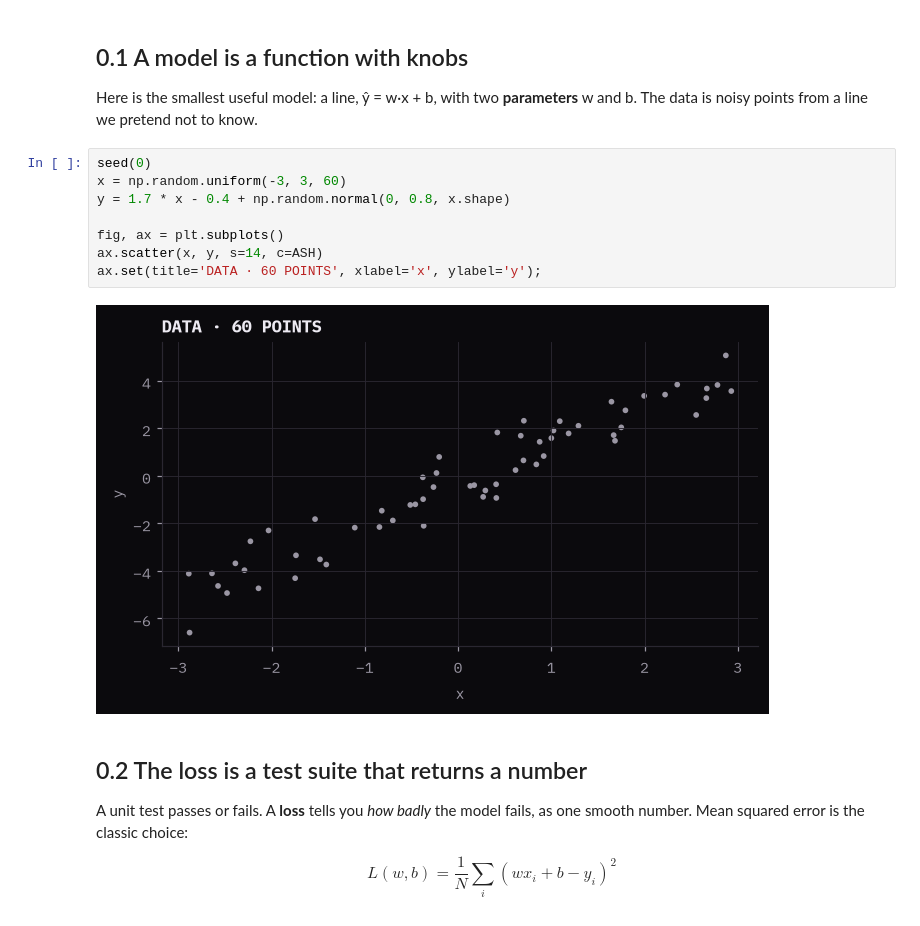
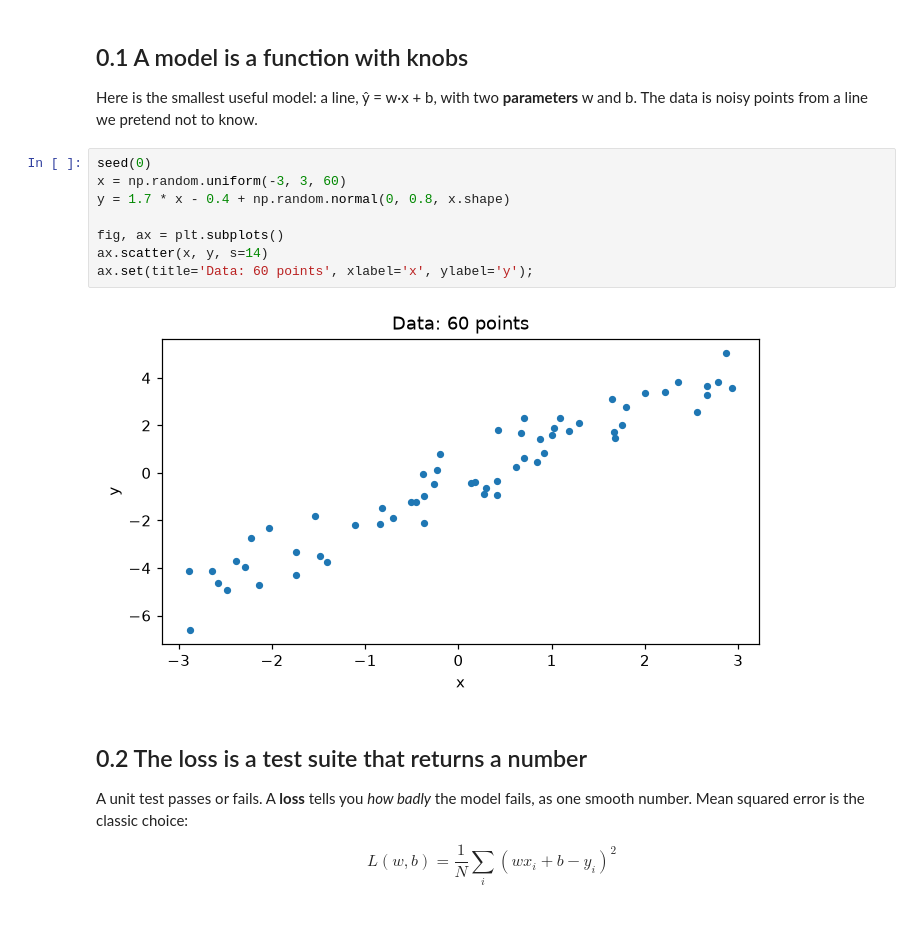
Before and after one commit to alvin-c-shih/baseline, a Jupyter notebook: course/notebooks/00_the_loop.ipynb, the cells around one changed output. Saved outputs shown, nothing was run; the diff lists cells and outputs as text.

```diff
--- a/course/notebooks/00_the_loop.ipynb
+++ b/course/notebooks/00_the_loop.ipynb
@@ -115,13 +115,13 @@ Here is the smallest useful model: a line, ŷ = w·x + b, with two **parameters*
 # %%
 seed(0)
 x = np.random.uniform(-3, 3, 60)
 y = 1.7 * x - 0.4 + np.random.normal(0, 0.8, x.shape)
 
 fig, ax = plt.subplots()
-ax.scatter(x, y, s=14, c=ASH)
-ax.set(title='DATA · 60 POINTS', xlabel='x', ylabel='y');
+ax.scatter(x, y, s=14)
+ax.set(title='Data: 60 points', xlabel='x', ylabel='y');
 # %% [output]
-[figure, old version]
+[figure, new version]
 # %% [markdown]
 ## 0.2 The loss is a test suite that returns a number
 A unit test passes or fails. A **loss** tells you *how badly* the model fails, as one smooth number. Mean squared error is the classic choice:
```
Also changed, not shown: parts of 6 cells of this notebook, 14 other files.
